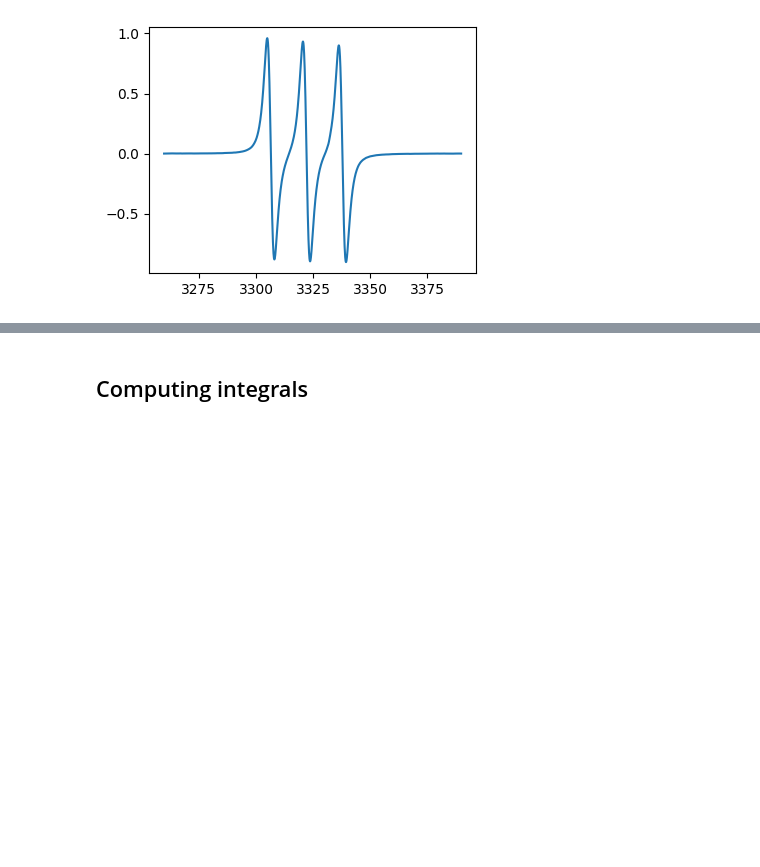
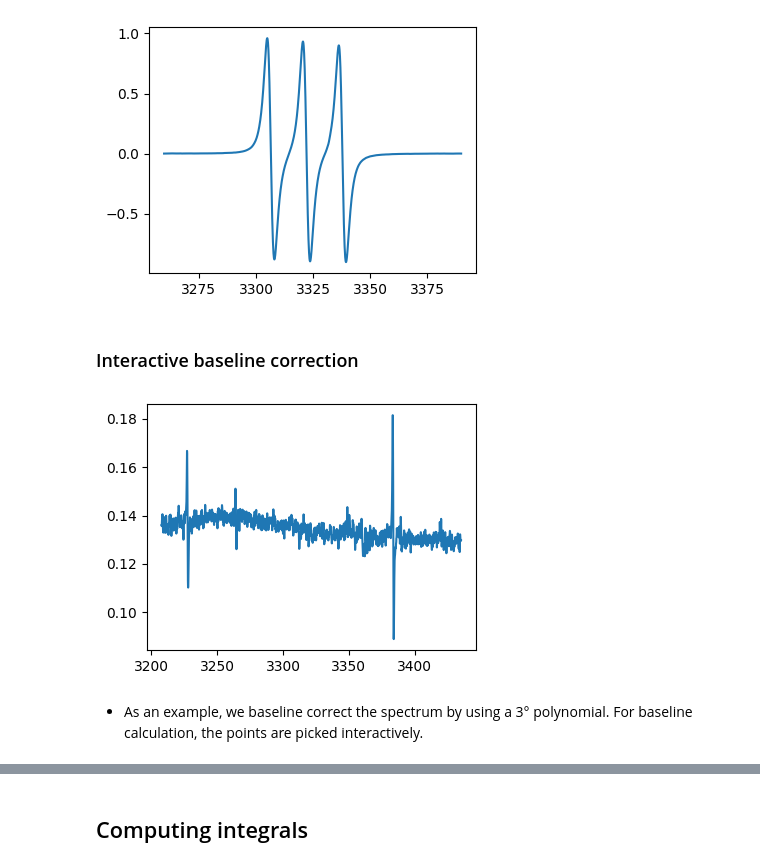
Before and after one commit to davistdaniel/EPRpy, a Jupyter notebook: docs/source/notebooks/examples.ipynb, the cells around one changed output, grey strips where cells are left out. Cells and saved outputs as stored; diff of their text form; code cells hidden in the pictures; blank space fills up the shorter version.

```diff
--- a/docs/source/notebooks/examples.ipynb
+++ b/docs/source/notebooks/examples.ipynb
@@ -76,3 +84,18 @@ tempo_bc = tempo.baseline_correct() # default is linear baseline correction usin
 fig,ax = tempo_bc.plot()
 # %% [output]
 [figure]
+# %% [markdown]
+### Interactive baseline correction
+# %%
+# import EPRpy
+import eprpy as epr
+
+# load data needs baseline correction
+epr_data = epr.load('data_for_bc.DTA')
+
+# plot the data without bc
+fig,ax  = epr_data.plot()
+# %% [output]
+[figure, added]
+# %% [markdown]
+* As an example, we baseline correct the spectrum by using a 3° polynomial. For baseline calculation, the points are picked interactively.
```
Also changed, not shown: parts of 7 cells of this notebook, 11 other files.
